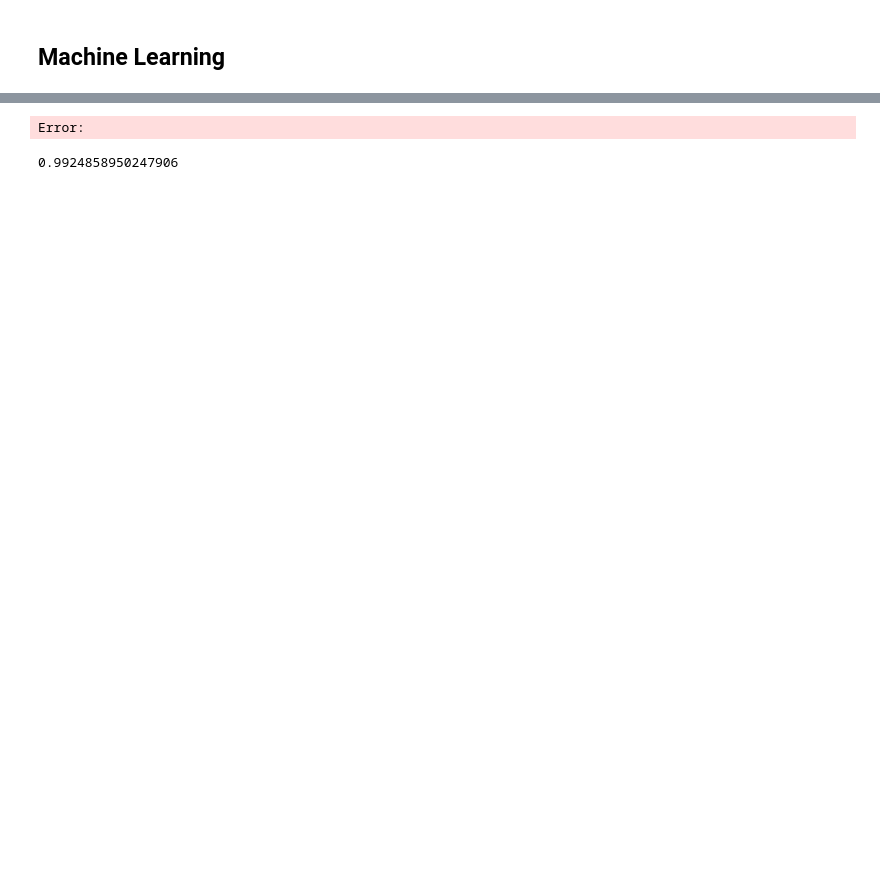
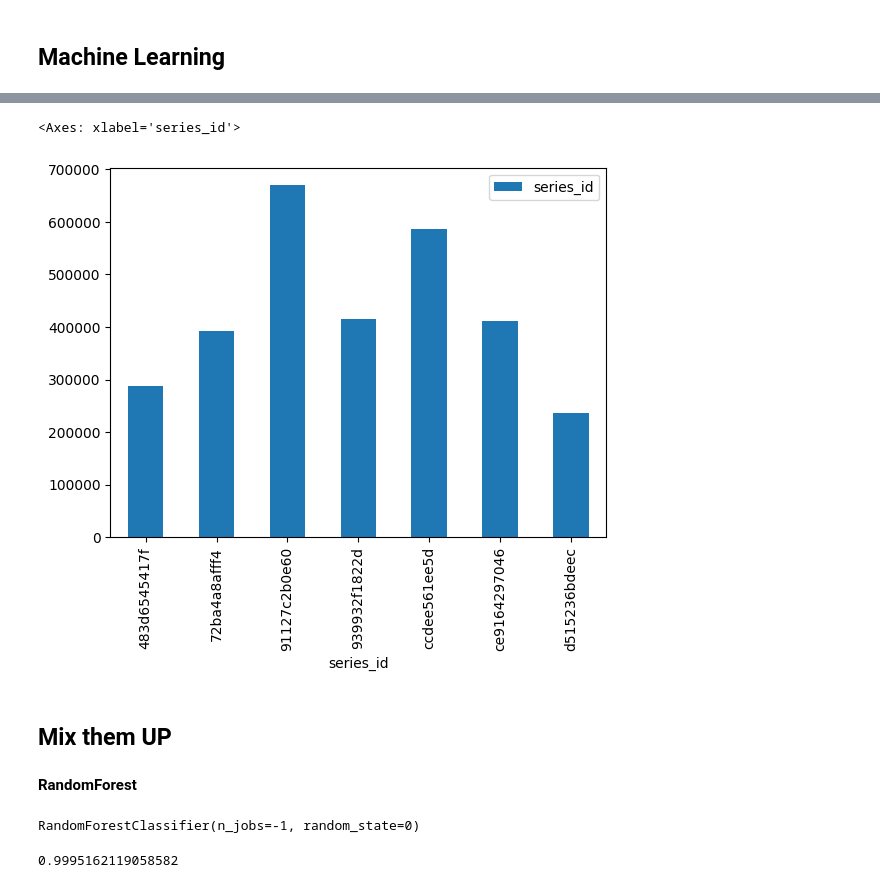
Before and after one commit to ODAncona/DetectSleepStates, a Jupyter notebook: 5_model.ipynb, the cells around one changed output, grey strips where cells are left out. Cells and saved outputs as stored; diff of their text form; code cells hidden in the pictures; blank space fills up the shorter version.

```diff
--- a/5_model.ipynb
+++ b/5_model.ipynb
@@ -22,0 +15,2 @@ X2 = df2[list(set(df2.columns) - set(ID_COLUMNS))]
+# %%
+df = pl.read_parquet('data/train_dataset_feature_selected.parquet').to_pandas()
@@ -22,0 +31,3 @@ X2 = df2[list(set(df2.columns) - set(ID_COLUMNS))]
+# %%
+to_keep = ['72ba4a8afff4','939932f1822d','ce9164297046','ccdee561ee5d','d515236bdeec','91127c2b0e60','483d6545417f']
+subset = df[df['series_id'].isin(to_keep)]
@@ -23 +40,10 @@ X2 = df2[list(set(df2.columns) - set(ID_COLUMNS))]
+# %%
+subset.groupby('series_id').agg({'series_id':'count'}).plot.bar()
+# %% [output]
+<Axes: xlabel='series_id'>
+[figure, added]
+# %% [markdown]
+## Mix them UP
+# %% [markdown]
+**RandomForest**
 # %%
@@ -26,7 +60,7 @@ X_train, X_test, y_train, y_test = train_test_split(X, y, test_size=0.2, random_
 # %%
 from sklearn.ensemble import RandomForestClassifier
 
-clf = RandomForestClassifier(n_estimators=100, max_depth=10, random_state=0, n_jobs=-1)
+clf = RandomForestClassifier(n_estimators=100, random_state=0, n_jobs=-1)
 clf.fit(X_train, y_train)
 # %% [output]
-Error:
+RandomForestClassifier(n_jobs=-1, random_state=0)
@@ -35,6 +67,6 @@ y_pred = clf.predict(X2)
 # %%
 from sklearn.metrics import accuracy_score, confusion_matrix, ConfusionMatrixDisplay
-
-accuracy_score(y2, y_pred)
+y_pred = clf.predict(X_test)
+accuracy_score(y_test, y_pred)
 # %% [output]
-0.9924858950247906
+0.9995162119058582
```
Also changed, not shown: parts of 29 cells of this notebook, 1 other file.
